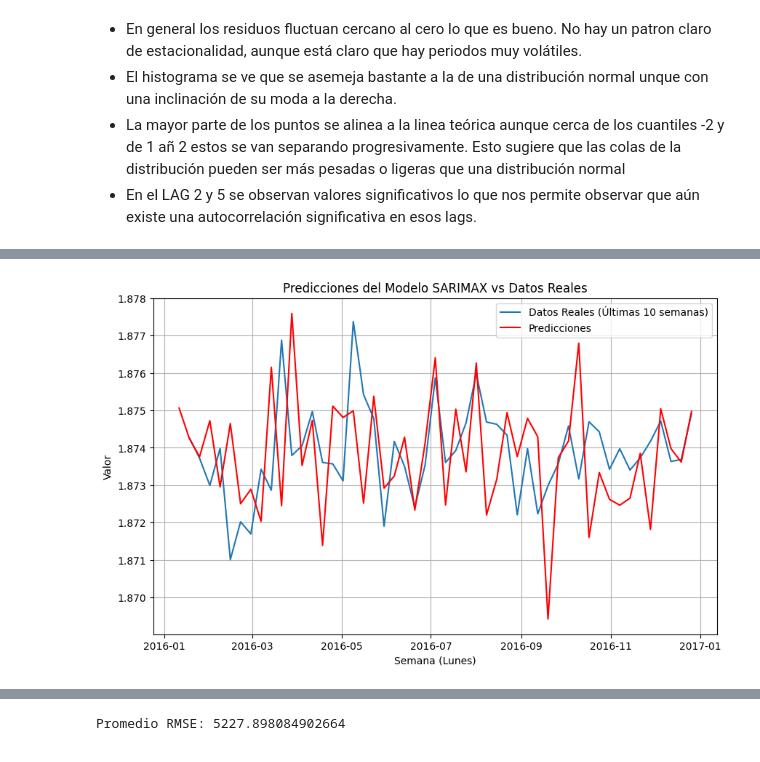
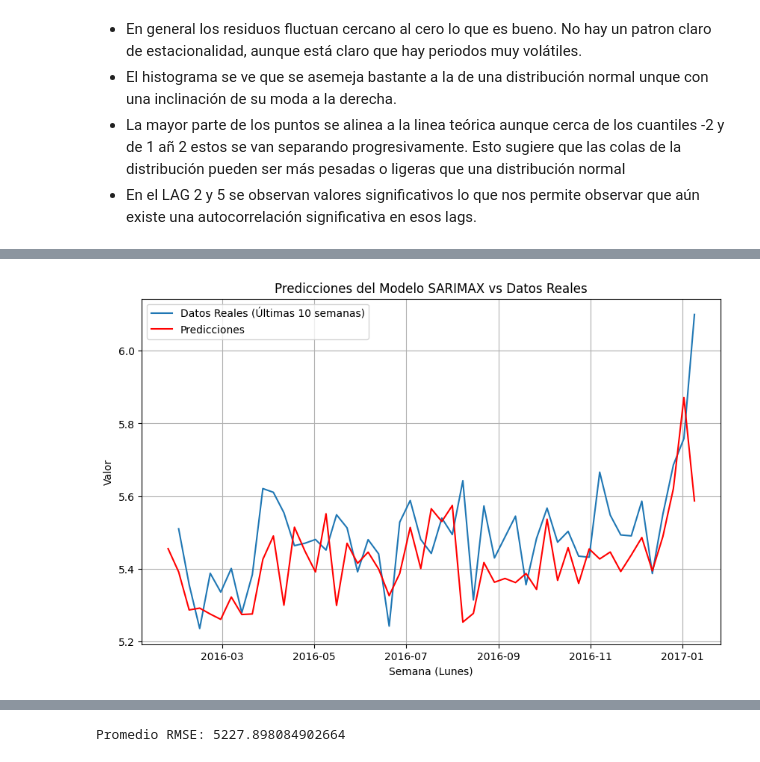
Before and after one commit to LLAES07/Forecasting-SARIMA, a Jupyter notebook: Notebooks/proyect.ipynb, the cells around one changed output, grey strips where cells are left out. Cells and saved outputs as stored; diff of their text form; code cells hidden in the pictures.

Commit message:
agregando y complementando el modelo final

```diff
--- a/Notebooks/proyect.ipynb
+++ b/Notebooks/proyect.ipynb
@@ -179,7 +190,7 @@ plt.show()
 # %% [markdown]
 - Considerando que los datos no se ven prometedores con el valor máximo, tomaremos desde finales del 2019 en adelante
 # %%
-y = y[(y.index.year >2012) & (y.index.year <=2016)]
+y = y[(y.index.year >2012)]
 # %%
 plt.figure(figsize=(10, 8))
 plt.plot(y.index, y, label='Datos Originales', color='blue')
@@ -189,0 +216,7 @@ plt.show()
+# %%
+y_copia = y.copy()
+
+y[(y < 4.60)  | (y>=6.3)] = np.nan
+# %%
+
+y = y.interpolate(method='linear')
@@ -189,0 +249,2 @@ plt.show()
+# %%
+y[y.index=='2017-01-09'] = 6.1
@@ -403,29 +454,29 @@ Freq: W-MON, Name: y_transformed, Length: 208, dtype: float64
 # %%
 import statsmodels.api as sm
 from pandas.tseries.offsets import DateOffset
 import matplotlib.pyplot as plt
 
 # Supongamos que ya tienes tu y_transformed_series con un índice de fechas (todos los lunes)
 
-model = sm.tsa.SARIMAX(y_transformed_series, order=(1, 0, 1), seasonal_order= (0, 1, 0, 52))
+model = sm.tsa.SARIMAX(y, order=(0, 0, 0), seasonal_order= (1, 1, 0, 52))
 results = model.fit()
 
-last_date = y_transformed_series.index[-1]
+last_date = y.index[-1]
 start_date_predict = last_date - DateOffset(weeks=50) # Esta es la forma correcta
 
 predictions = results.predict(start=start_date_predict, end=last_date)
 
 # Graficar las predicciones vs los datos reales
 plt.figure(figsize=(10, 6))
-plt.plot(y_transformed_series[-50:], label='Datos Reales (Últimas 10 semanas)')
+plt.plot(y[-50:], label='Datos Reales (Últimas 10 semanas)')
 plt.plot(predictions, color='red', label='Predicciones')
 plt.xlabel('Semana (Lunes)')
 plt.ylabel('Valor')
 plt.title('Predicciones del Modelo SARIMAX vs Datos Reales')
 plt.legend()
 plt.grid(True)
 plt.show()
 # %% [output]
-[figure, old version]
+[figure, new version]
 # %%
 from scipy.special import inv_boxcox
```
Also changed, not shown: parts of 42 cells of this notebook.
